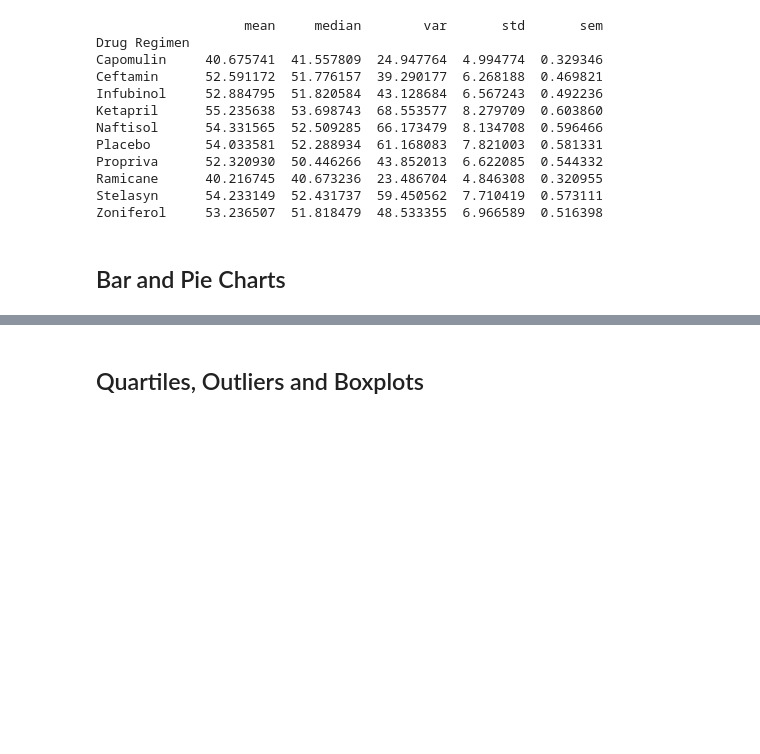
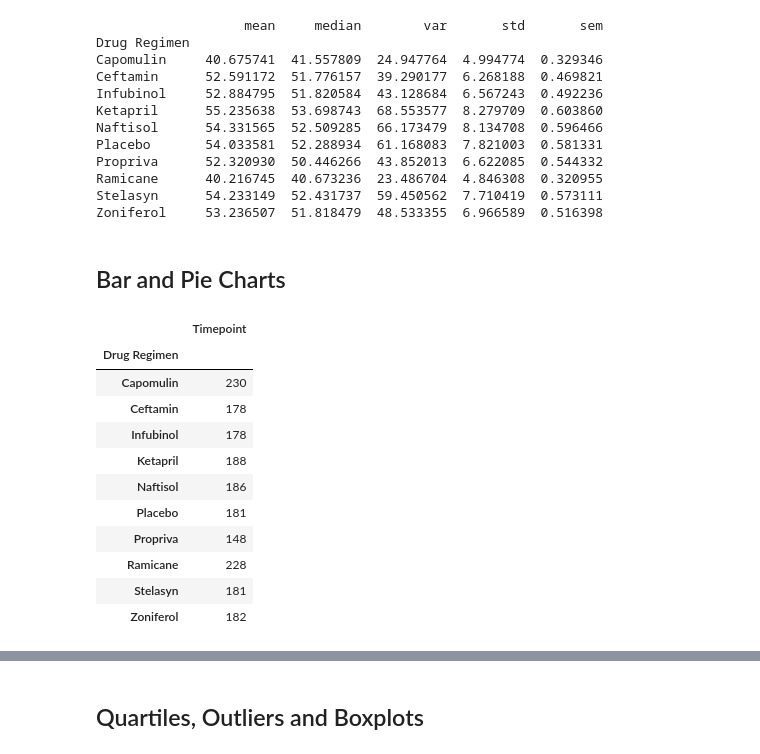
Before and after one commit to mugsiemx/matplotlib-challenge, a Jupyter notebook: Pymaceuticals/pymaceuticals.ipynb, the cells around one changed output, grey strips where cells are left out. Drawn from its saved outputs; the diff is of its cells as text; code cells hidden in the pictures; blank space fills up the shorter version.

Commit message:
through the first pie chart

```diff
--- a/Pymaceuticals/pymaceuticals.ipynb
+++ b/Pymaceuticals/pymaceuticals.ipynb
@@ -143,5 +146,32 @@ Stelasyn      54.233149  52.431737  59.450562  7.710419  0.573111
 Zoniferol     53.236507  51.818479  48.533355  6.966589  0.516398
 # %% [markdown]
 ## Bar and Pie Charts
+# %%
+# start with one mouse...
+#mouse_study_clean_ind = pd.DataFrame(mouse_study_clean.loc[mouse_study_clean['Mouse ID']=='g107',:])
+#mouse_study_clean_ind
+
+# set variables for chart needs
+bar_xlabels = 'Drug Regimen'
+bar_ylabels = 'Number of Timepoints'
+bar_title = 'Number of Timepoints per Drug Regimen'
+
+# include all mice
+mouse_drug = mouse_study_clean.groupby('Drug Regimen')
+mouse_drug_timepoint = mouse_drug[['Timepoint']].count()
+mouse_drug_timepoint.head(10)
+# %% [output]
+|  | Timepoint |
+| Drug Regimen |  |
+| Capomulin | 230 |
+| Ceftamin | 178 |
+| Infubinol | 178 |
+| Ketapril | 188 |
+| Naftisol | 186 |
+| Placebo | 181 |
+| Propriva | 148 |
+| Ramicane | 228 |
+| Stelasyn | 181 |
+| Zoniferol | 182 |
 # %%
 # Generate a bar plot showing the total number of timepoints for all mice tested for each drug regimen using Pandas.
```
Also changed, not shown: parts of 12 cells of this notebook.
